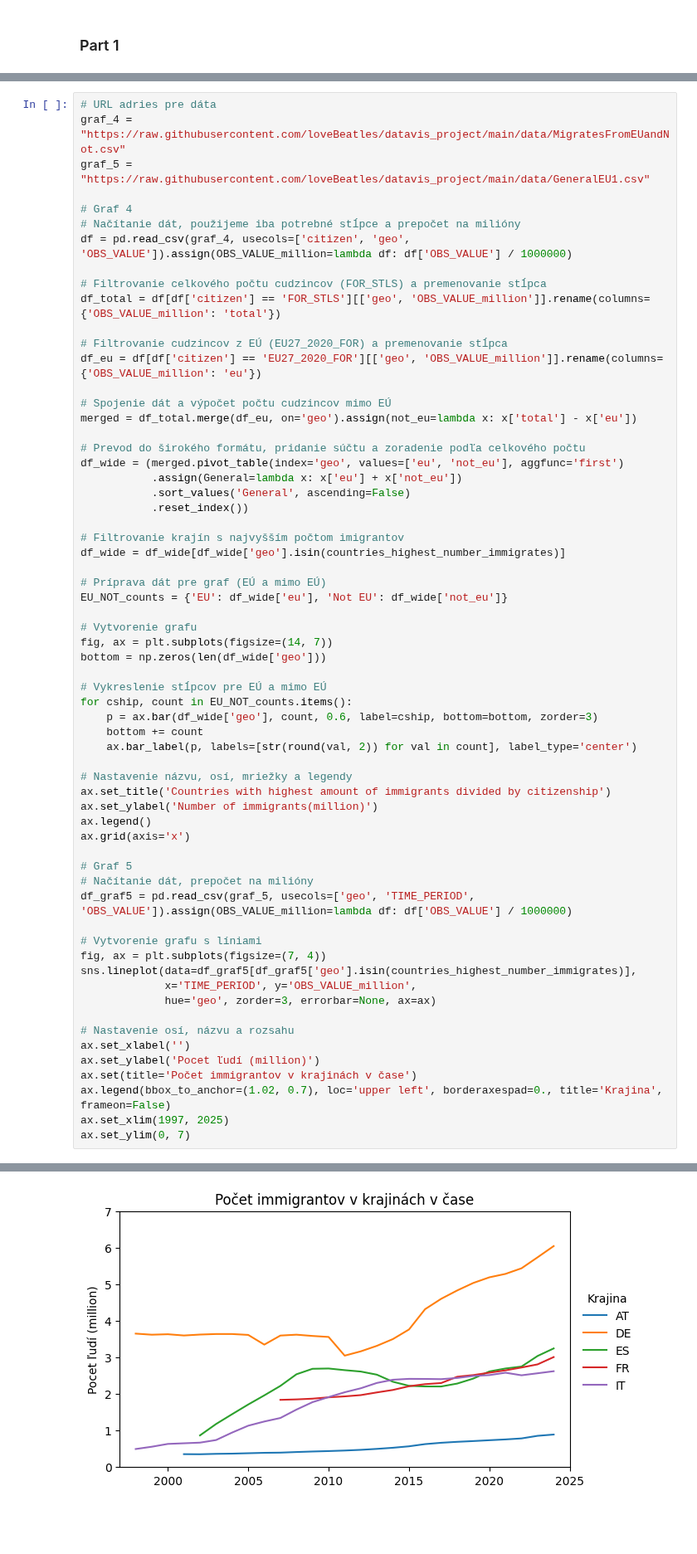
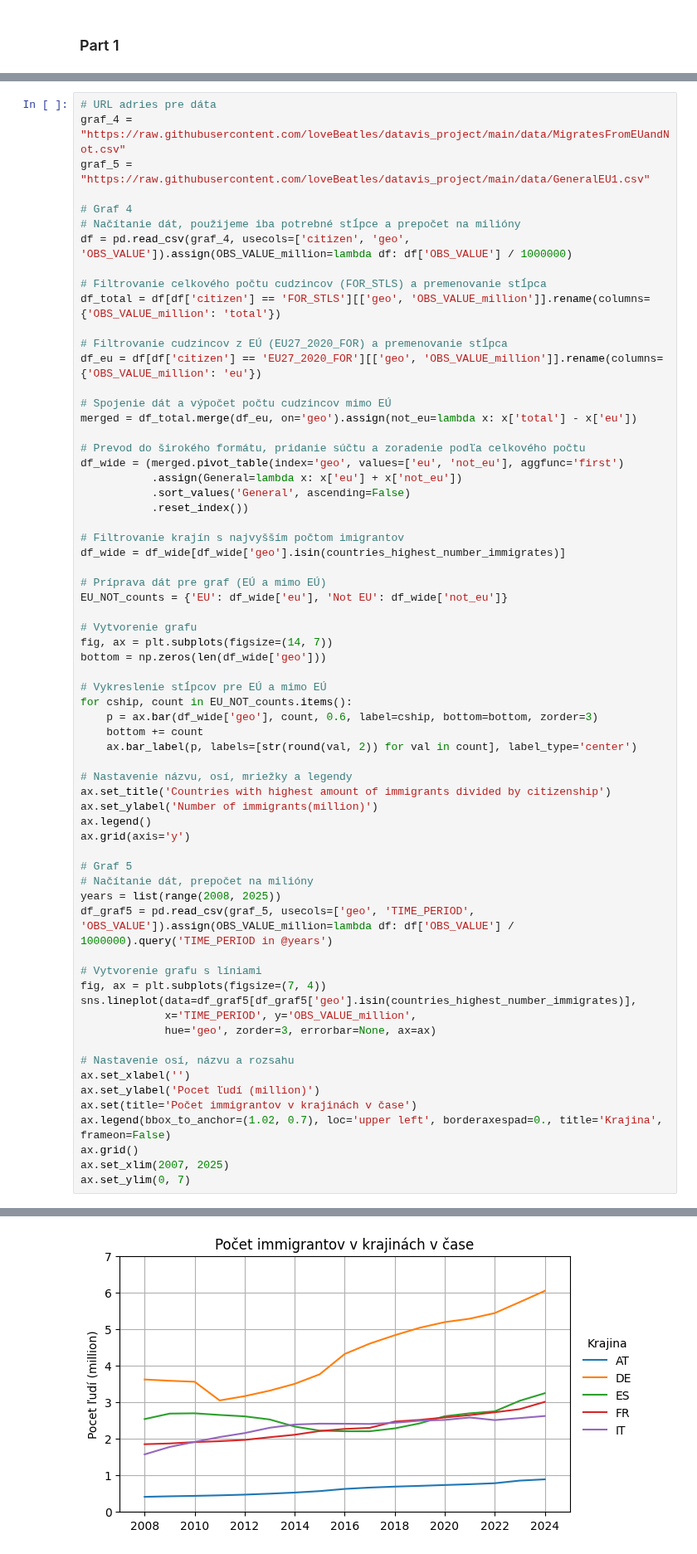
Before and after one commit to loveBeatles/datavis_project, a Jupyter notebook: group_project.ipynb, the cells around one changed output, grey strips where cells are left out. Shown at 83% size. Saved outputs shown, nothing was run; the diff lists cells and outputs as text; blank space fills up the shorter version.

Commit message:
Add files via upload
4, 5 graf

```diff
--- a/group_project.ipynb
+++ b/group_project.ipynb
@@ -244,37 +244,39 @@ bottom = np.zeros(len(df_wide['geo']))
 
 # Vykreslenie stĺpcov pre EÚ a mimo EÚ
 for cship, count in EU_NOT_counts.items():
     p = ax.bar(df_wide['geo'], count, 0.6, label=cship, bottom=bottom, zorder=3)
     bottom += count
     ax.bar_label(p, labels=[str(round(val, 2)) for val in count], label_type='center')
 
 # Nastavenie názvu, osí, mriežky a legendy
 ax.set_title('Countries with highest amount of immigrants divided by citizenship')
 ax.set_ylabel('Number of immigrants(million)')
 ax.legend()
-ax.grid(axis='x')
+ax.grid(axis='y')
 
 # Graf 5
 # Načítanie dát, prepočet na milióny
-df_graf5 = pd.read_csv(graf_5, usecols=['geo', 'TIME_PERIOD', 'OBS_VALUE']).assign(OBS_VALUE_million=lambda df: df['OBS_VALUE'] / 1000000)
+years = list(range(2008, 2025))
+df_graf5 = pd.read_csv(graf_5, usecols=['geo', 'TIME_PERIOD', 'OBS_VALUE']).assign(OBS_VALUE_million=lambda df: df['OBS_VALUE'] / 1000000).query('TIME_PERIOD in @years')
 
 # Vytvorenie grafu s líniami
 fig, ax = plt.subplots(figsize=(7, 4))
 sns.lineplot(data=df_graf5[df_graf5['geo'].isin(countries_highest_number_immigrates)],
              x='TIME_PERIOD', y='OBS_VALUE_million',
              hue='geo', zorder=3, errorbar=None, ax=ax)
 
 # Nastavenie osí, názvu a rozsahu
 ax.set_xlabel('')
 ax.set_ylabel('Pocet ľudí (million)')
 ax.set(title='Počet immigrantov v krajinách v čase')
 ax.legend(bbox_to_anchor=(1.02, 0.7), loc='upper left', borderaxespad=0., title='Krajina', frameon=False)
-ax.set_xlim(1997, 2025)
+ax.grid()
+ax.set_xlim(2007, 2025)
 ax.set_ylim(0, 7)
 # %% [output]
 (0.0, 7.0)
 [figure]
-[figure, old version]
+[figure, new version]
 # %%
 url_dependency_immigrants_and_GDP = "https://raw.githubusercontent.com/loveBeatles/datavis_project/main/data/GDP_per_capita_in_PPS.csv"
 url_for_population = "https://raw.githubusercontent.com/loveBeatles/datavis_project/main/data/population_by_country_of_birth.csv"
```
Also changed, not shown: parts of 1 cell of this notebook.
